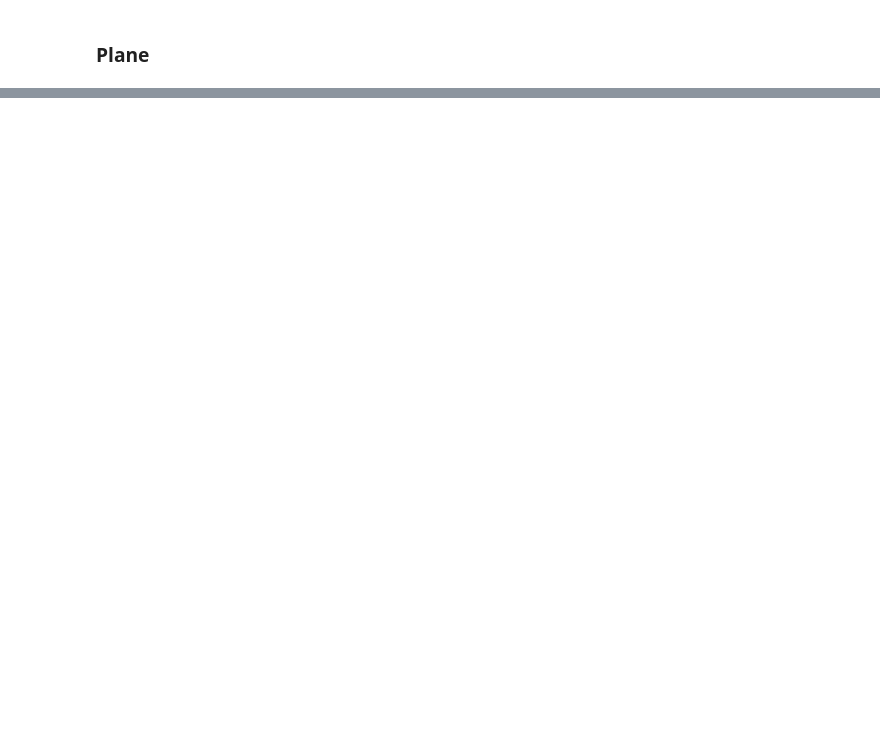
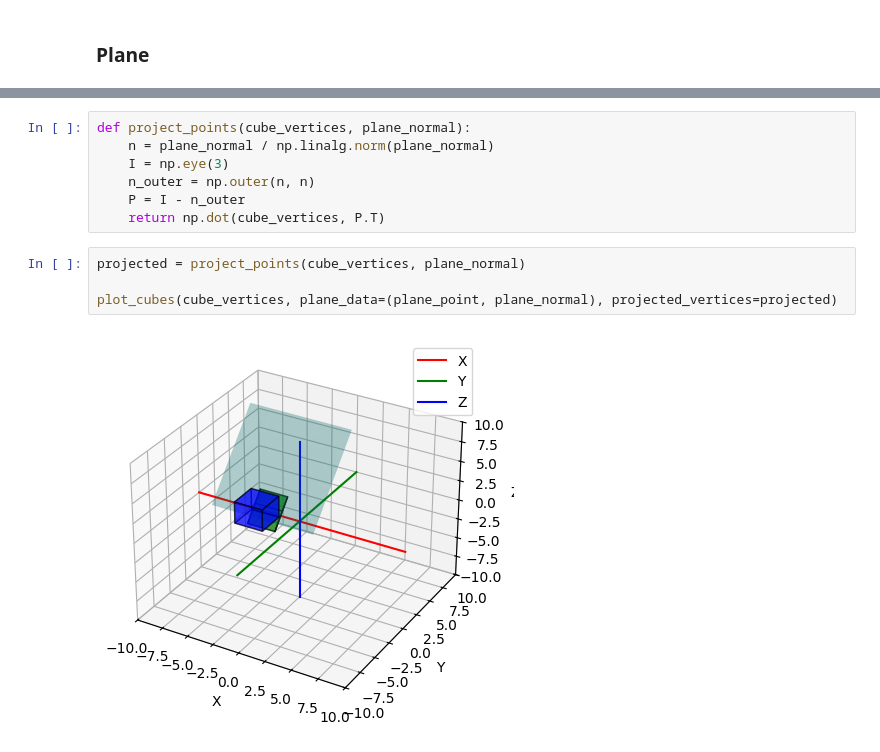
Before and after one commit to stellafff25/CompVision_2, a Jupyter notebook: Lab4.ipynb, the cells around one changed output, grey strips where cells are left out. Saved outputs shown, nothing was run; the diff lists cells and outputs as text; blank space fills up the shorter version.

```diff
--- a/Lab4.ipynb
+++ b/Lab4.ipynb
@@ -269,0 +290,13 @@ plot_cubes(cube, scaled_vertices, plane_data=(plane_point, plane_normal))
+# %%
+def project_points(cube_vertices, plane_normal):
+    n = plane_normal / np.linalg.norm(plane_normal)
+    I = np.eye(3)
+    n_outer = np.outer(n, n)
+    P = I - n_outer
+    return np.dot(cube_vertices, P.T)
+# %%
+projected = project_points(cube_vertices, plane_normal)
+
+plot_cubes(cube_vertices, plane_data=(plane_point, plane_normal), projected_vertices=projected)
+# %% [output]
+[figure, added]
```
Also changed, not shown: parts of 11 cells of this notebook, 2 other files.
